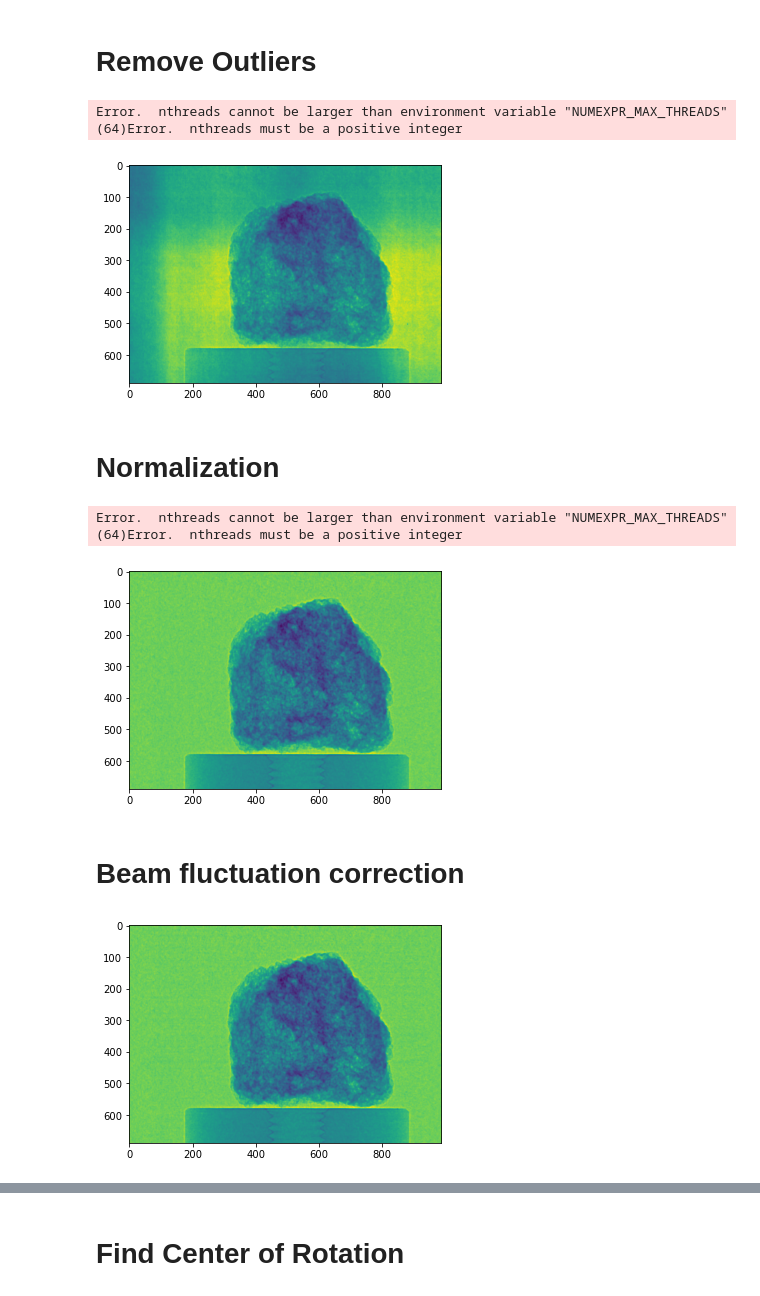
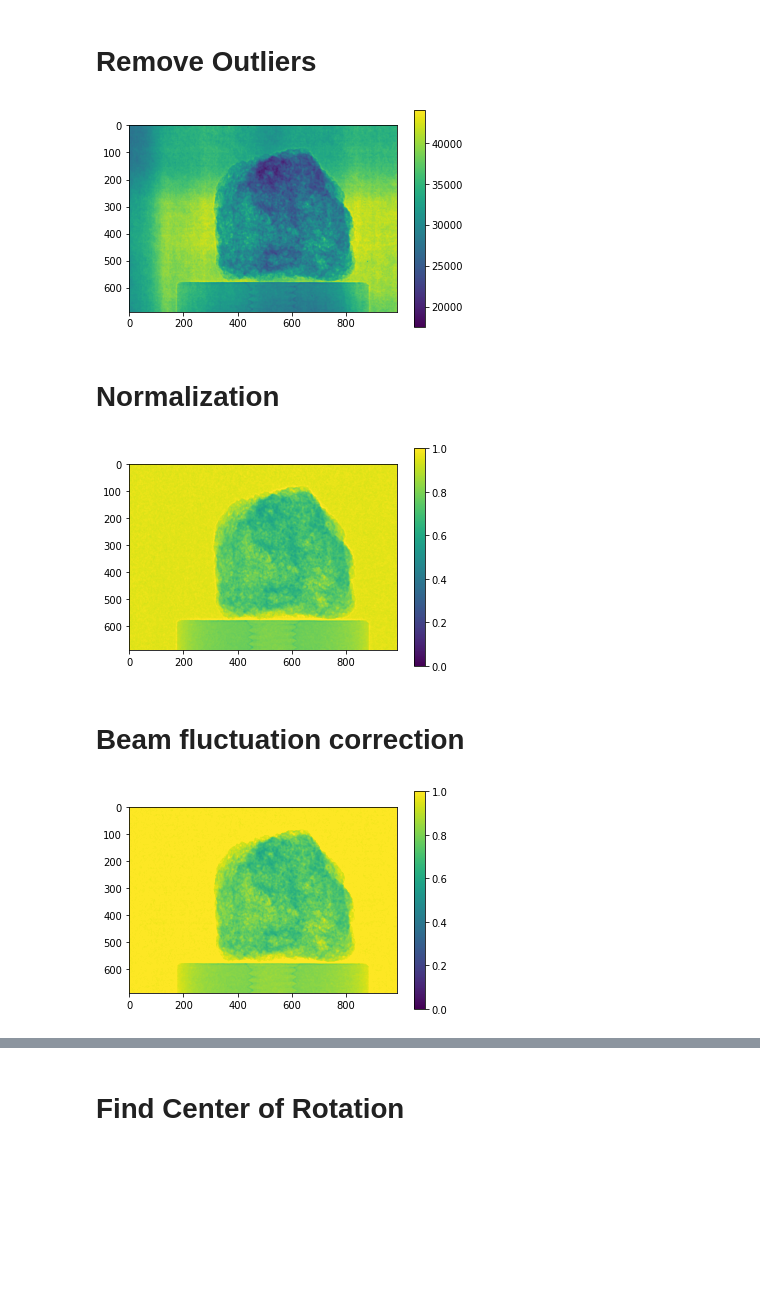
Before and after one commit to ornlneutronimaging/rockit, a Jupyter notebook: notebooks/rockit_workflow.ipynb, the cells around one changed output, grey strips where cells are left out. Saved outputs shown, nothing was run; the diff lists cells and outputs as text; code cells hidden in the pictures; blank space fills up the shorter version.

```diff
--- a/notebooks/rockit_workflow.ipynb
+++ b/notebooks/rockit_workflow.ipynb
@@ -261,24 +264,25 @@ Projection at 180 degree:
 # %%
 proj_crop = tomopy.misc.corr.remove_outlier(proj_crop, 50)
 plt.imshow(proj_crop[0])
+plt.colorbar()
 plt.show()
 # %% [output]
-Error.  nthreads cannot be larger than environment variable "NUMEXPR_MAX_THREADS" (64)Error.  nthreads must be a positive integer
-[figure, old version]
+[figure, new version]
 # %% [markdown]
 # Normalization
 # %%
 proj_norm = tomopy.normalize(proj_crop, ob_crop, dc_crop)
-plt.imshow(proj_norm[0])
+plt.imshow(proj_norm[0], vmin=0, vmax=1)
+plt.colorbar()
 plt.show()
 # %% [output]
-Error.  nthreads cannot be larger than environment variable "NUMEXPR_MAX_THREADS" (64)Error.  nthreads must be a positive integer
-[figure, old version]
+[figure, new version]
-# %% [markdown]
-# Beam fluctuation correction
+# %% [markdown]
+# Beam fluctuation correction
 # %%
 proj_norm = tomopy.prep.normalize.normalize_bg(proj_norm, air=50)
-plt.imshow(proj_norm[0])
+plt.imshow(proj_norm[0], vmin=0, vmax=1)
+plt.colorbar()
 plt.show()
 # %% [output]
-[figure, old version]
+[figure, new version]
```
Also changed, not shown: parts of 29 cells of this notebook, 1 other file.
